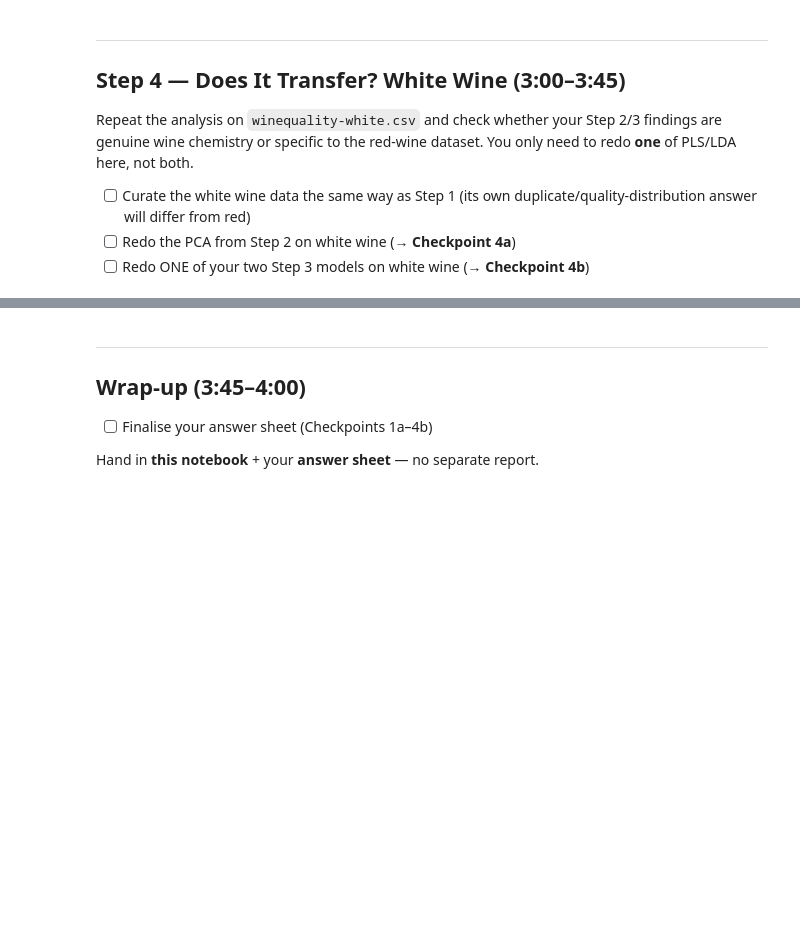
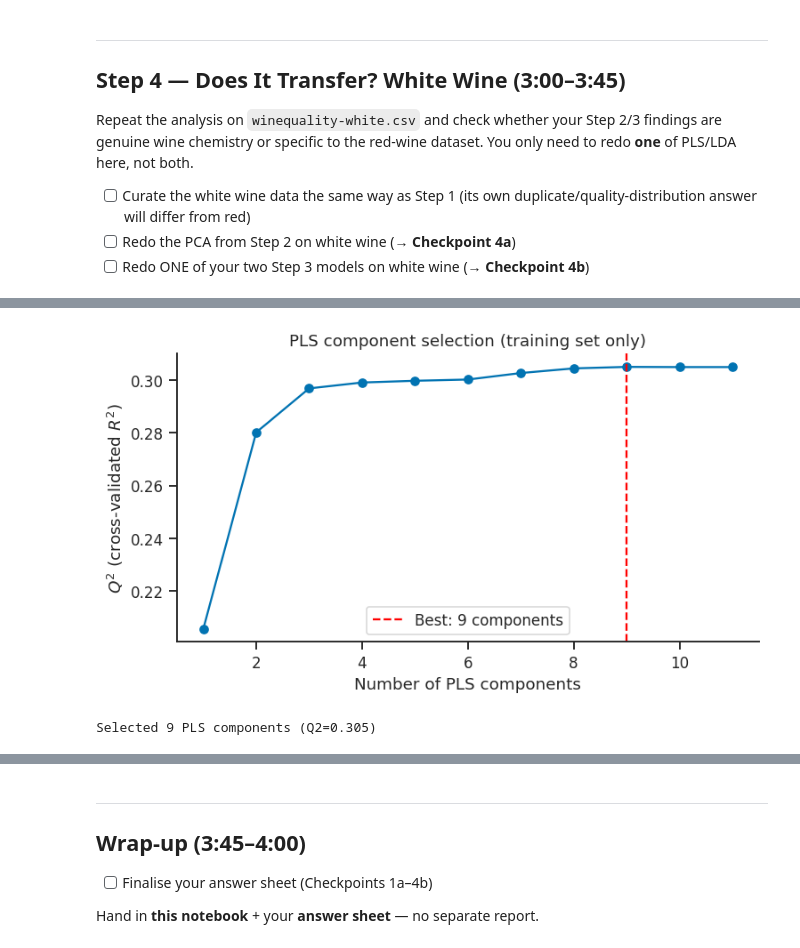
Before and after one commit to evagulevska-ctrl/1kb570_2026, a Jupyter notebook: Labs/02_modelling_wine_quality/starter_notebook.ipynb, the cells around one changed output, grey strips where cells are left out. Drawn from its saved outputs; the diff is of its cells as text; code cells hidden in the pictures; blank space fills up the shorter version.

```diff
--- a/Labs/02_modelling_wine_quality/starter_notebook.ipynb
+++ b/Labs/02_modelling_wine_quality/starter_notebook.ipynb
@@ -402,0 +633,25 @@ dataset. You only need to redo **one** of PLS/LDA here, not both.
+# %%
+# TODO: fit PLSRegression; choose the number of latent variables using
+# cross-validated RMSE or Q^2, not the training-set fit alone
+kf = KFold(n_splits=10, shuffle=True, random_state=1)
+max_components = 11
+q2_scores_white = []
+for nc in range(1, max_components + 1):
+    pls = PLSRegression(n_components=nc, scale=True)
+    y_cv_white = cross_val_predict(pls, X_train_white, y_train_white, cv=kf).ravel()
+    q2_scores_white.append(r2_score(y_train_white, y_cv_white))
+
+best_nc_white = np.argmax(q2_scores_red) + 1
+fig, ax = plt.subplots(figsize=(7, 4))
+ax.plot(range(1, max_components+1), q2_scores_white, 'o-', color=sns.color_palette('colorblind')[0])
+ax.axvline(best_nc_white, color='red', ls='--', label=f'Best: {best_nc_white} components')
+ax.set_xlabel('Number of PLS components'); ax.set_ylabel('$Q^2$ (cross-validated $R^2$)')
+ax.set_title('PLS component selection (training set only)')
+ax.legend()
+sns.despine(ax=ax)
+plt.tight_layout()
+plt.show()
+print(f'Selected {best_nc_white} PLS components (Q2={q2_scores_white[best_nc_white-1]:.3f})')
+# %% [output]
+[figure, added]
+Selected 9 PLS components (Q2=0.305)
```
Also changed, not shown: parts of 30 cells of this notebook.
